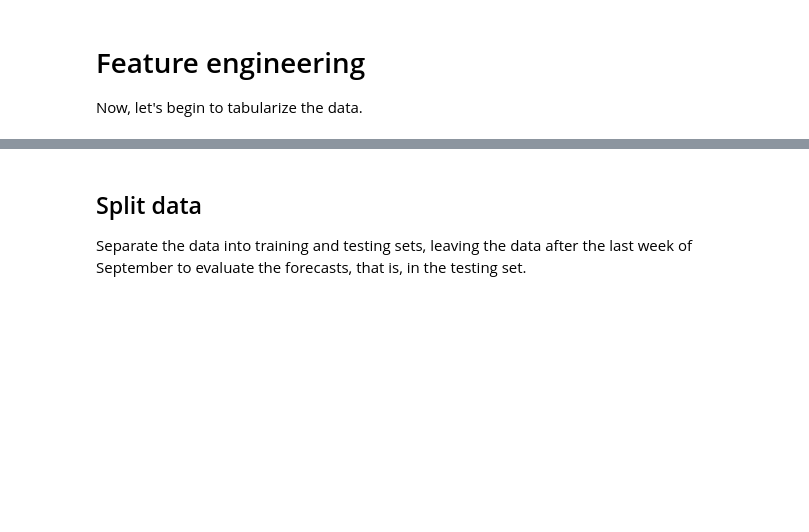
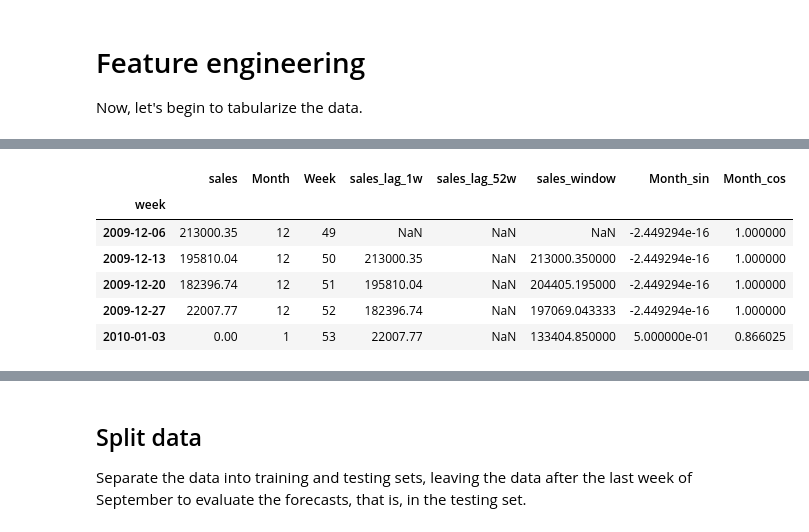
Before and after one commit to ivelin/feature-engineering-for-time-series-forecasting, a Jupyter notebook: assignments/02-tabularizing-time-series/assignment.ipynb, the cells around one changed output, grey strips where cells are left out. Cells and saved outputs as stored; diff of their text form; code cells hidden in the pictures; blank space fills up the shorter version.

```diff
--- a/assignments/02-tabularizing-time-series/assignment.ipynb
+++ b/assignments/02-tabularizing-time-series/assignment.ipynb
@@ -132,0 +236,16 @@ Now, let's begin to tabularize the data.
+# %%
+# Use the mean of the 3 previous weeks as input variables.
+
+tmp = (
+    df[variables]
+    .rolling(window="21D")
+    .mean()  # Average the last 3 hr values.
+    .shift(freq="1W")  # Move the average 1 hour forward
+)
+
+# Rename the columns
+tmp.columns = [v + "_window" for v in variables]
+
+
+# view of the result
+tmp.head(10)
@@ -132,0 +265,11 @@ Now, let's begin to tabularize the data.
+# %%
+# Join the new variables to the original data.
+print("df size before")
+print(df.shape)
+
+df = df.merge(tmp, left_index=True, right_index=True, how="left")
+
+print("df size after")
+print(df.shape)
+
+df.head()
@@ -132,0 +288,19 @@ Now, let's begin to tabularize the data.
+# %%
+# Create features that capture the cyclical representation.
+from feature_engine.creation import CyclicalFeatures
+cyclical = CyclicalFeatures(
+    variables=["Month"],  # The features we want to transform.
+    drop_original=False,  # Whether to drop the original features.
+)
+
+df = cyclical.fit_transform(df)
+
+df.head()
+# %% [output]
+|  | sales | Month | Week | sales_lag_1w | sales_lag_52w | sales_window | Month_sin | Month_cos |
+| week |  |  |  |  |  |  |  |  |
+| 2009-12-06 | 213000.35 | 12 | 49 | NaN | NaN | NaN | -2.449294e-16 | 1.000000 |
+| 2009-12-13 | 195810.04 | 12 | 50 | 213000.35 | NaN | 213000.350000 | -2.449294e-16 | 1.000000 |
+| 2009-12-20 | 182396.74 | 12 | 51 | 195810.04 | NaN | 204405.195000 | -2.449294e-16 | 1.000000 |
+| 2009-12-27 | 22007.77 | 12 | 52 | 182396.74 | NaN | 197069.043333 | -2.449294e-16 | 1.000000 |
+| 2010-01-03 | 0.00 | 1 | 53 | 22007.77 | NaN | 133404.850000 | 5.000000e-01 | 0.866025 |
```
Also changed, not shown: parts of 12 cells of this notebook.
